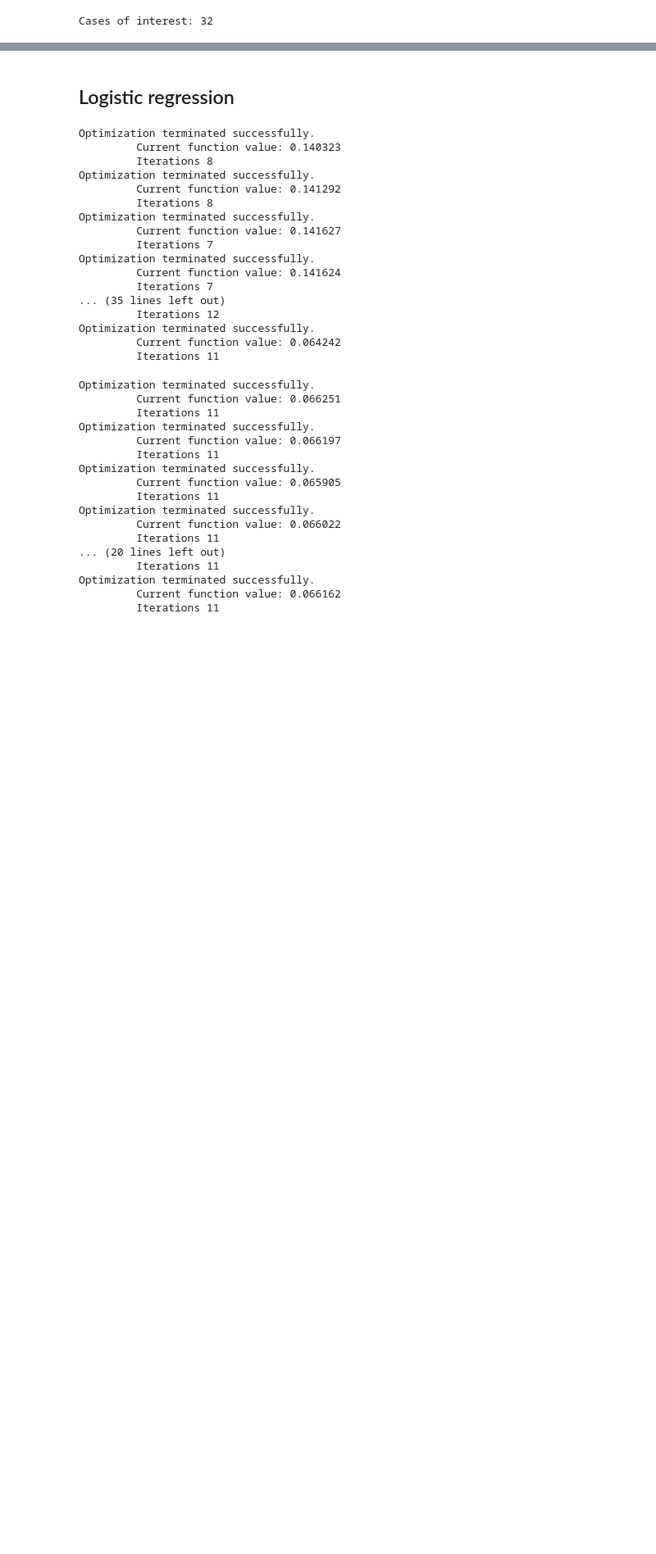
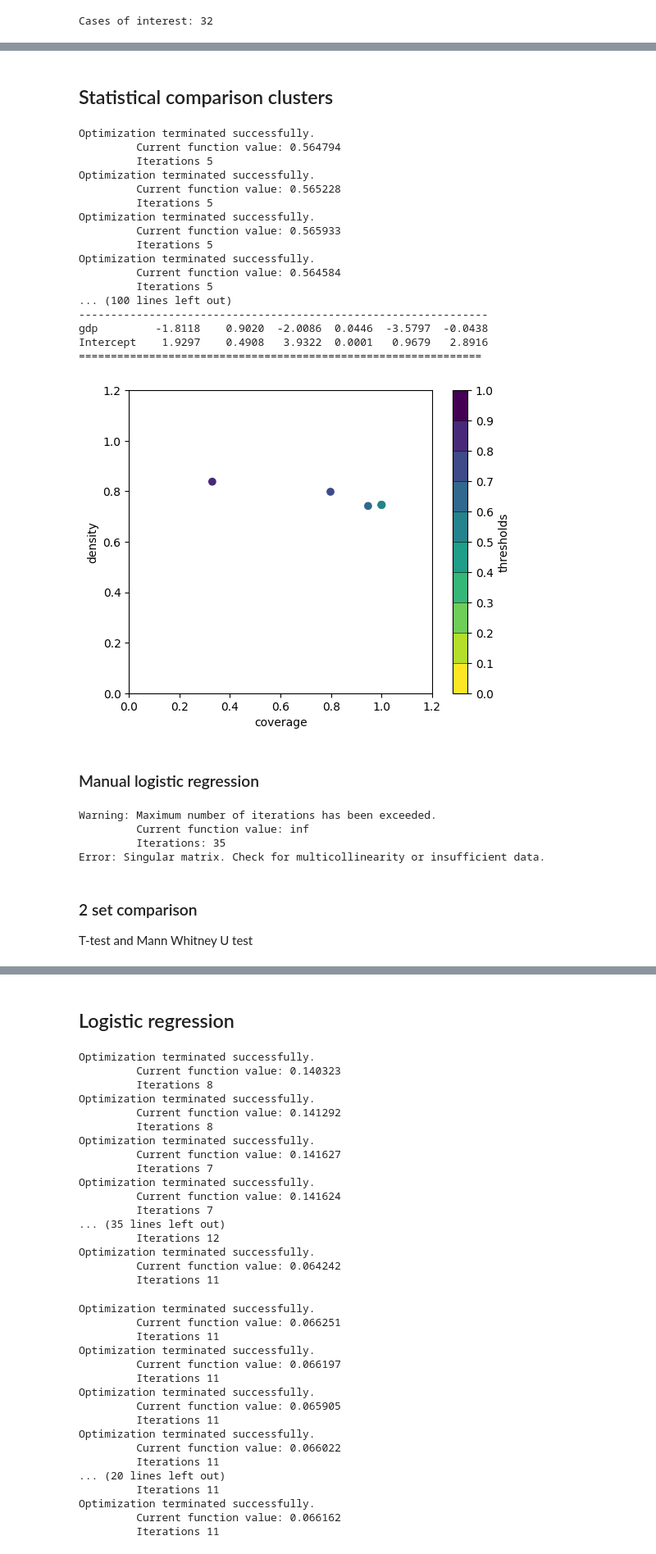
Before and after one commit to SMoorenUT/models_infrastructure_interdependency, a Jupyter notebook: analysis/multicondition_analysis.ipynb, the cells around one changed output, grey strips where cells are left out. Shown at 82% size. Saved outputs shown, nothing was run; the diff lists cells and outputs as text; code cells hidden in the pictures; blank space fills up the shorter version.

Commit message:
Statistical analysis clusters

```diff
--- a/analysis/multicondition_analysis.ipynb
+++ b/analysis/multicondition_analysis.ipynb
@@ -101,0 +160,66 @@ Cases of interest: 32
+# %% [markdown]
+## Statistical comparison clusters
+# %%
+cluster_merged = pd.concat([x_scenario_discovery_low_high, x_scenario_discovery_low_low], axis=0, keys=['Low High', 'Low Low'])
+cluster_merged["Cluster"] = cluster_merged.index.get_level_values(0).map({"Low High": 0, "Low Low": 1})
+
+x_lr = cluster_merged.iloc[:, :-1]
+y_lr = cluster_merged["Cluster"].to_numpy()
+# Perform logistic regression
+lr_object = sdf.logistic_regression(x_lr, y_lr)
+# Show the threshold tradeoff
+number_of_models = len(lr_object.models) - 1
+lr_object.show_threshold_tradeoff(number_of_models)
+# Inspect the model
+lr_object.inspect(number_of_models)
+# %% [output]
+Optimization terminated successfully.
+         Current function value: 0.564794
+         Iterations 5
+Optimization terminated successfully.
+         Current function value: 0.565228
+         Iterations 5
+Optimization terminated successfully.
+         Current function value: 0.565933
+         Iterations 5
+Optimization terminated successfully.
+         Current function value: 0.564584
+         Iterations 5
+... (100 lines left out)
+----------------------------------------------------------------
+gdp         -1.8118    0.9020  -2.0086  0.0446  -3.5797  -0.0438
+Intercept    1.9297    0.4908   3.9322  0.0001   0.9679   2.8916
+===============================================================
+[figure, added]
+# %% [markdown]
+### Manual logistic regression
+# %%
+import statsmodels.discrete.discrete_model as dm
+from statsmodels.tools import add_constant
+
+# Add a constant column for the intercept
+x_lr = add_constant(x_lr, has_constant='raise')
+
+# Drop columns with zero variance
+x_lr = x_lr.loc[:, x_lr.var(axis=0) > 0]
+
+# Check for multicollinearity and drop highly correlated columns if necessary
+correlation_matrix = pd.DataFrame(x_lr).corr()
+
+if x_lr.shape[0] <= x_lr.shape[1]:
+    print("Insufficient data: More features than observations.")
+
+# Fit the logistic regression model
+try:
+    clf = dm.Logit(y_lr, x_lr).fit()
+    print(clf.summary())
+except np.linalg.LinAlgError as e:
+    print(f"Error: {e}. Check for multicollinearity or insufficient data.")
+# %% [output]
+Warning: Maximum number of iterations has been exceeded.
+         Current function value: inf
+         Iterations: 35
+Error: Singular matrix. Check for multicollinearity or insufficient data.
+# %% [markdown]
+### 2 set comparison
+T-test and Mann Whitney U test
```
Also changed, not shown: parts of 4 cells of this notebook.
